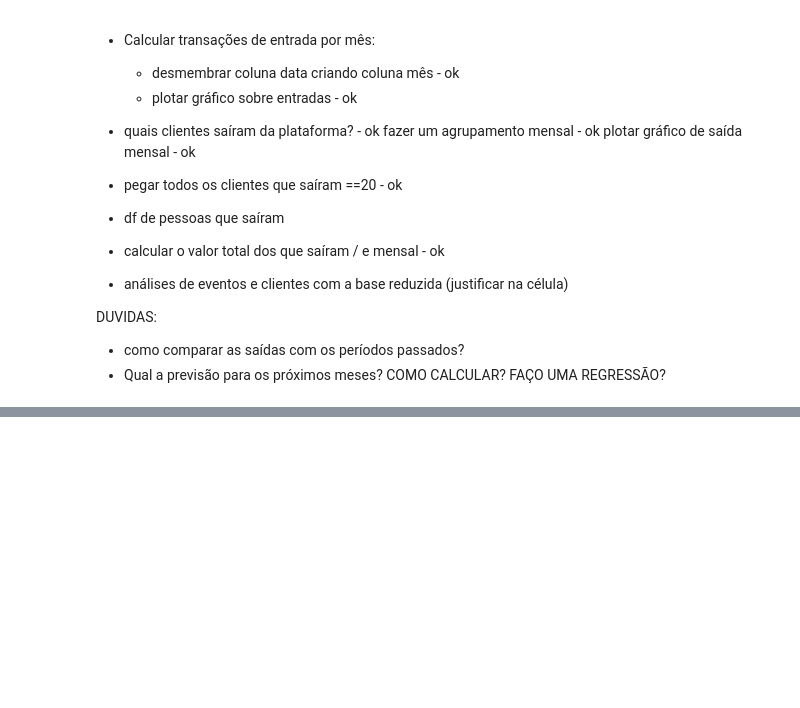
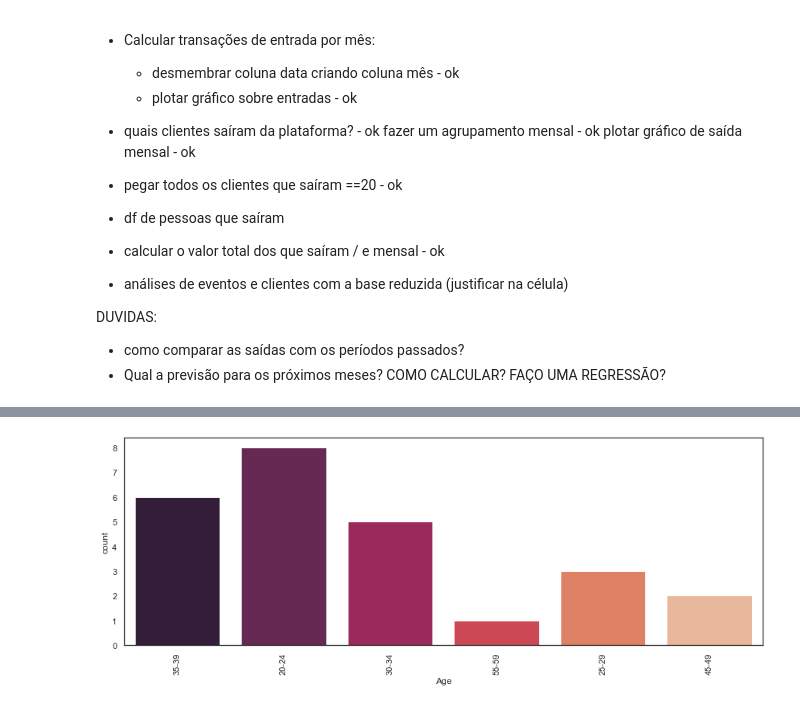
Before and after one commit to allanacardoso/warren, a Jupyter notebook: data/Análise_warren.ipynb, the cells around one changed output, grey strips where cells are left out. Drawn from its saved outputs; the diff is of its cells as text; code cells hidden in the pictures; blank space fills up the shorter version.

```diff
--- a/data/Análise_warren.ipynb
+++ b/data/Análise_warren.ipynb
@@ -836,0 +615,6 @@ DUVIDAS:
+# %%
+ax = sns.countplot(x='Age', data=df_client2, palette = 'rocket')
+ax.set_xticklabels(ax.get_xticklabels(), rotation = 90)
+display()
+# %% [output]
+[figure, added]
```
Also changed, not shown: parts of 64 cells of this notebook.
